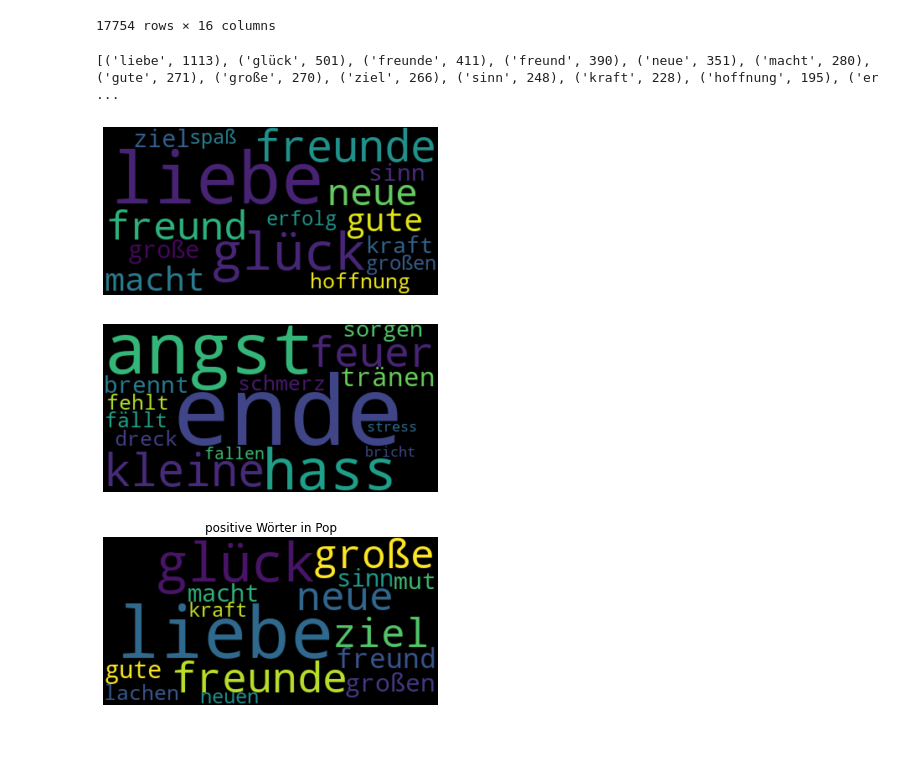
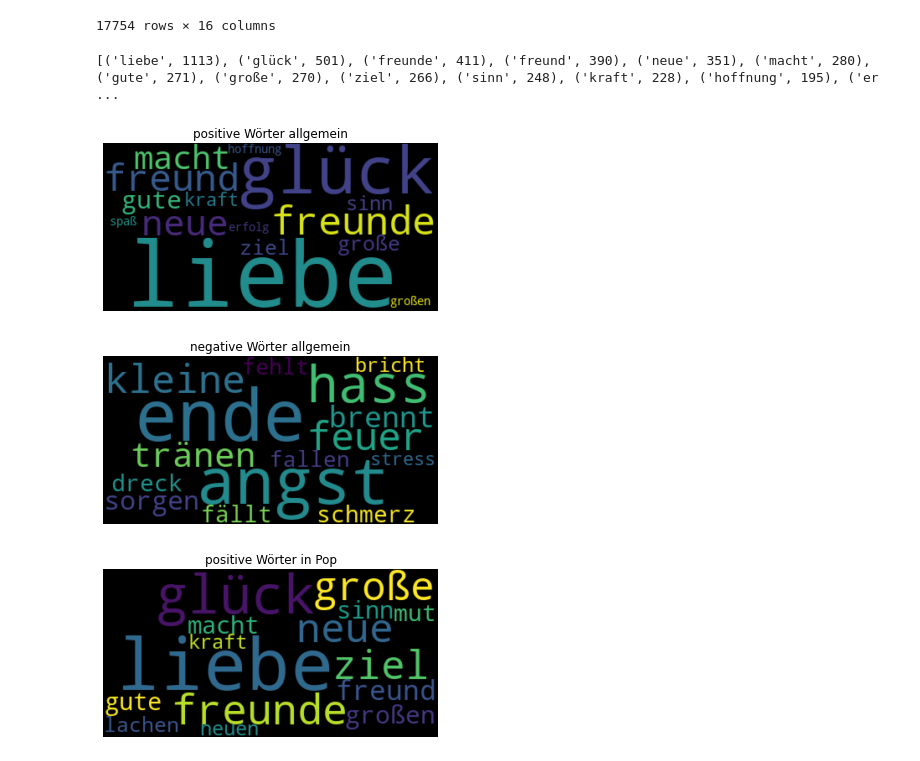
Before and after one commit to Richard-Sieg-TH-Koln/statistik-2-team-3, a Jupyter notebook: notebooks/german_lyrics_statistics.ipynb, the cells around one changed output. Cells and saved outputs as stored; diff of their text form; code cells hidden in the pictures.

```diff
--- a/notebooks/german_lyrics_statistics.ipynb
+++ b/notebooks/german_lyrics_statistics.ipynb
@@ -566,19 +574,20 @@ df
 # %%
 positive_words = ' '.join([word.lower() for word in df['positive_words']])
 positive_word_list = positive_words.split(', ')
 
 positive_word_count = Counter(positive_word_list)
 most_common_positive_words = positive_word_count.most_common(15)
-print(most_common_positive_words)
+# print(most_common_positive_words)
 
 wordcloud = WordCloud(prefer_horizontal=2).generate_from_frequencies(dict(most_common_positive_words))
 
 plt.imshow(wordcloud, interpolation='bilinear')
+plt.title("positive Wörter allgemein")
 plt.axis('off')
 plt.show()
 # %% [output]
 [('liebe', 1113), ('glück', 501), ('freunde', 411), ('freund', 390), ('neue', 351), ('macht', 280), ('gute', 271), ('große', 270), ('ziel', 266), ('sinn', 248), ('kraft', 228), ('hoffnung', 195), ('er ...
-[figure, old version]
+[figure, new version]
 # %%
 negative_words = ' '.join([word.lower() for word in df['negative_words']])
 negative_words_list = negative_words.split(', ')
@@ -590,10 +599,11 @@ most_common_negative_words = negative_word_count.most_common(15)
 wordcloud = WordCloud(prefer_horizontal=2).generate_from_frequencies(dict(most_common_negative_words))
 
 plt.imshow(wordcloud, interpolation='bilinear')
+plt.title("negative Wörter allgemein")
 plt.axis('off')
 plt.show()
 # %% [output]
-[figure, old version]
+[figure, new version]
 # %%
 pop_positive_words = ' '.join([word.lower() for word in df[df['genre_cat'] == 'Pop']['positive_words']])
 
```
Also changed, not shown: parts of 12 cells of this notebook, 20 other files.
